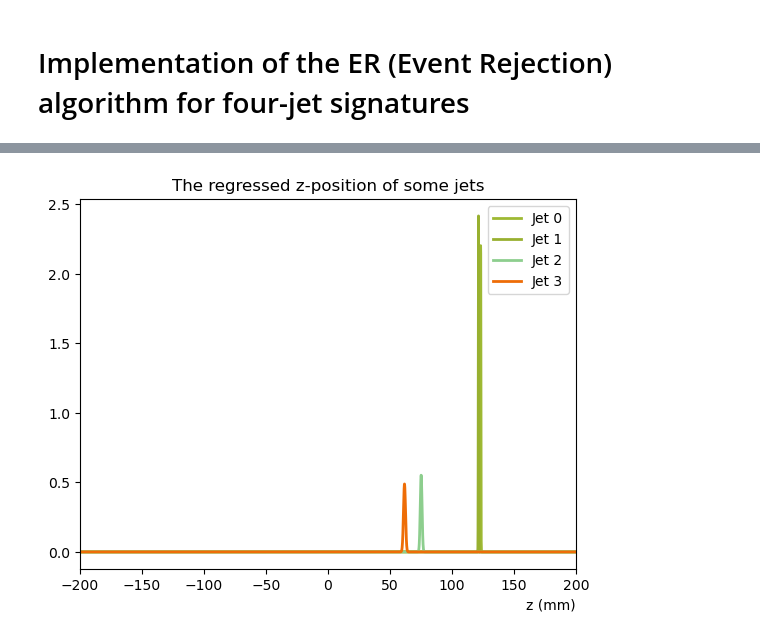
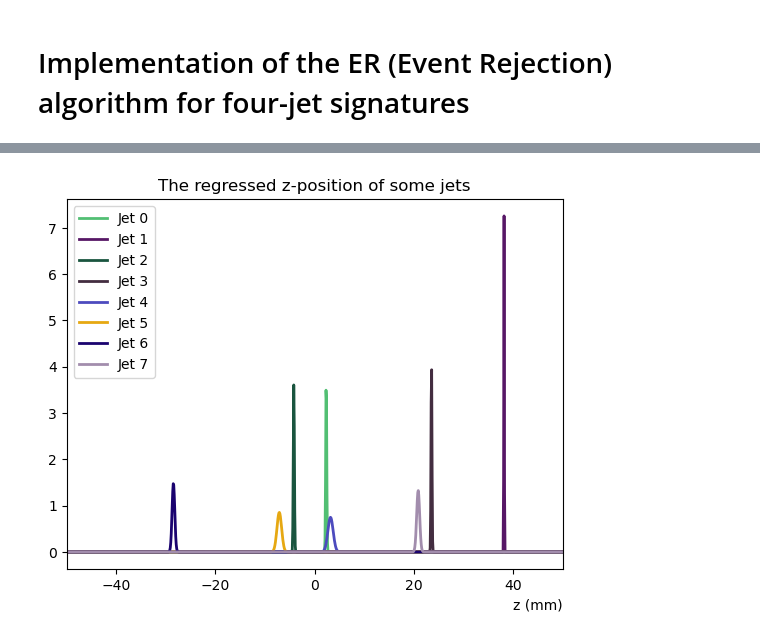
Before and after one commit to abdelllrazekkk/DIPZ_Workflow, a Jupyter notebook: ER_Algorithm.ipynb, the cells around one changed output, grey strips where cells are left out. Saved outputs shown, nothing was run; the diff lists cells and outputs as text; code cells hidden in the pictures.

```diff
--- a/ER_Algorithm.ipynb
+++ b/ER_Algorithm.ipynb
@@ -9,8 +9,8 @@ import numpy as np
 import math
 # %%
 #Opening the HDF5 File
-input_file = "../user.maboelel.32438279._000005.output.h5"
-#input_file = "../forked_TDD/run/EBdata_Output_Dump/output.h5"
+#input_file = "../user.maboelel.32438279._000005.output.h5"
+input_file = "../forked_TDD/run/EBdata_Output_Dump/output.h5"
 data = File(input_file, 'r')
 print("List of available datasets: " + str(list(data.keys())))
 # %% [output]
@@ -33,0 +42,6 @@ The events_ID array looks like: [3301001 3301002 3301003 ... 4872998 4872999 487
+# %%
+%%time
+# Getting an array of the jet multiplicities in the sample
+jet_multiplicities = []
+for i in uniques:
+    jet_multiplicities.append(len(jets[jets["eventNumber"] == i]))
@@ -33,0 +60,10 @@ The events_ID array looks like: [3301001 3301002 3301003 ... 4872998 4872999 487
+# %%
+%%time
+# Getting an array of the leading jet pT's per event in the sample
+leading_pT = []
+for i in uniques:
+    pTs = []
+    event_jets = jets[jets["eventNumber"] == i]
+    for jet in event_jets:
+        pTs.append(jet["pt"])
+    leading_pT.append(max(pTs))
@@ -33,0 +82,11 @@ The events_ID array looks like: [3301001 3301002 3301003 ... 4872998 4872999 487
+# %%
+%%time
+# Getting an array of the sub-leading jet pT's per event in the sample
+subleading_pT = []
+for i in uniques:
+    pTs = []
+    event_jets = jets[jets["eventNumber"] == i]
+    for jet in event_jets:
+        pTs.append(jet["pt"])
+    if len(pTs) > 1:
+        subleading_pT.append(sorted(pTs)[-2])
@@ -34,30 +105,30 @@ The events_ID array looks like: [3301001 3301002 3301003 ... 4872998 4872999 487
 # %%
 # Visualizing the jets in one event
 event_id = uniques[3]
 event_jets = jets[jets["eventNumber"] == event_id]
 num_jets = len(event_jets)
 
 import matplotlib.pyplot as plt
 from scipy.stats import norm
 import random
 #Generating random colors for  the plot
 color=["#"+''.join([random.choice('0123456789ABCDEF') for i in range(6)])
            for j in range(num_jets)]
 ic = 0      #color counter
 x = np.arange(-4*50, 4*50, 0.1)
 
 for i in range(num_jets):
     #plt.plot(x, norm.pdf(x, event_jets[i]["dipz20230223_z"], np.exp(-0.5*event_jets[i]["dipz20230223_negLogSigma2"])), color=color[ic], linewidth=2, label='Jet '+str(ic))
-    plt.plot(x, norm.pdf(x, event_jets[i]["dipz_z"]*50, np.exp(-0.5*event_jets[i]["dipz_negLogSigma2"])), color=color[ic], linewidth=2, label='Jet '+str(ic))
+    plt.plot(x, norm.pdf(x, event_jets[i]["dipz20230223_z"]*50, np.exp(-0.5*event_jets[i]["dipz20230223_negLogSigma2"])), color=color[ic], linewidth=2, label='Jet '+str(ic))
     ic = ic + 1
 plt.xlabel("z (mm)", loc='right')
 plt.title('The regressed z-position of some jets')
-plt.xlim([-4*50, 4*50])
+plt.xlim([-1*50, 1*50])
 plt.legend()
 plt.show()
 #plt.cla()
 # %% [output]
-[figure, old version]
+[figure, new version]
 # %%
 %%time
 
```
Also changed, not shown: parts of 28 cells of this notebook, 1 other file.
